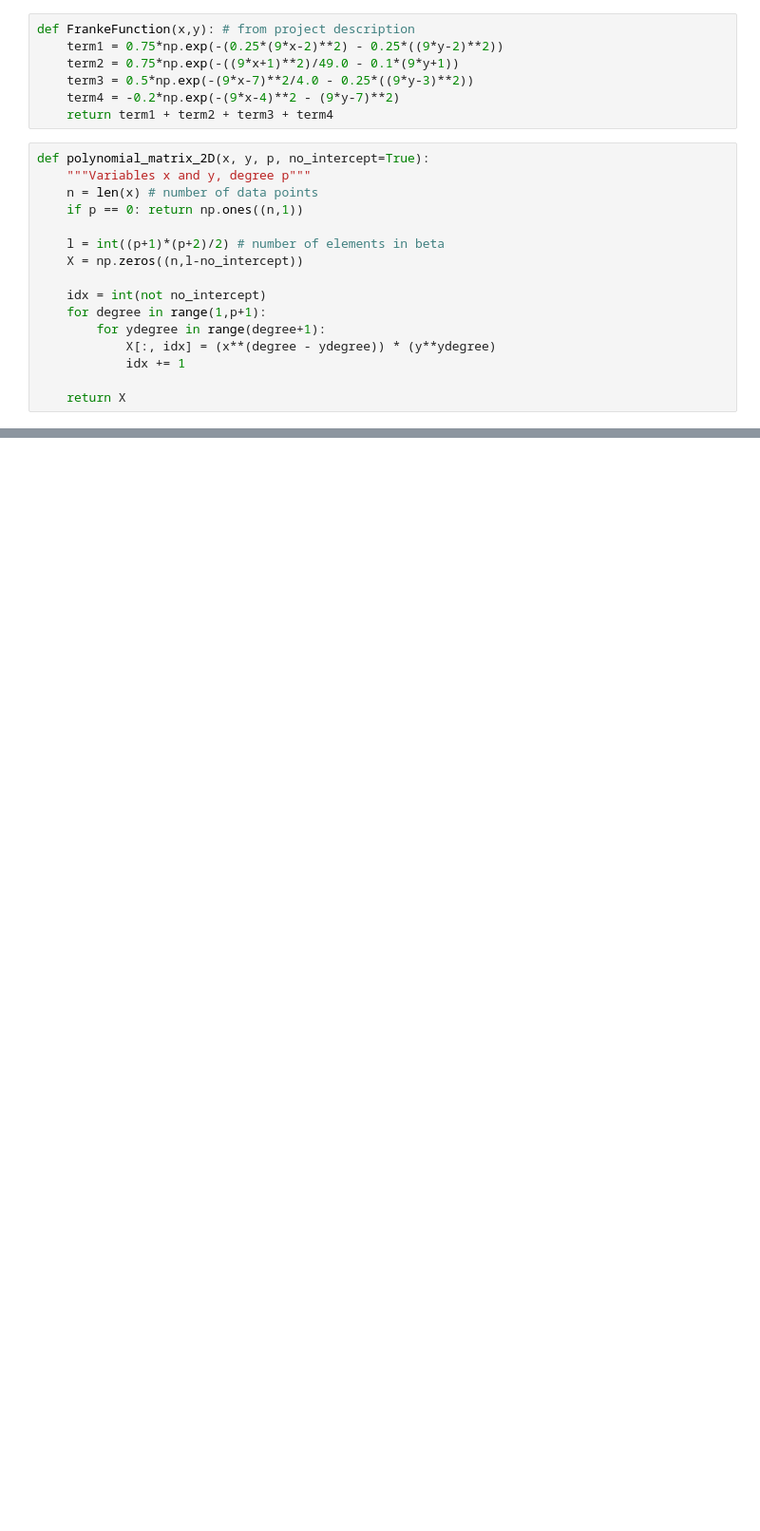
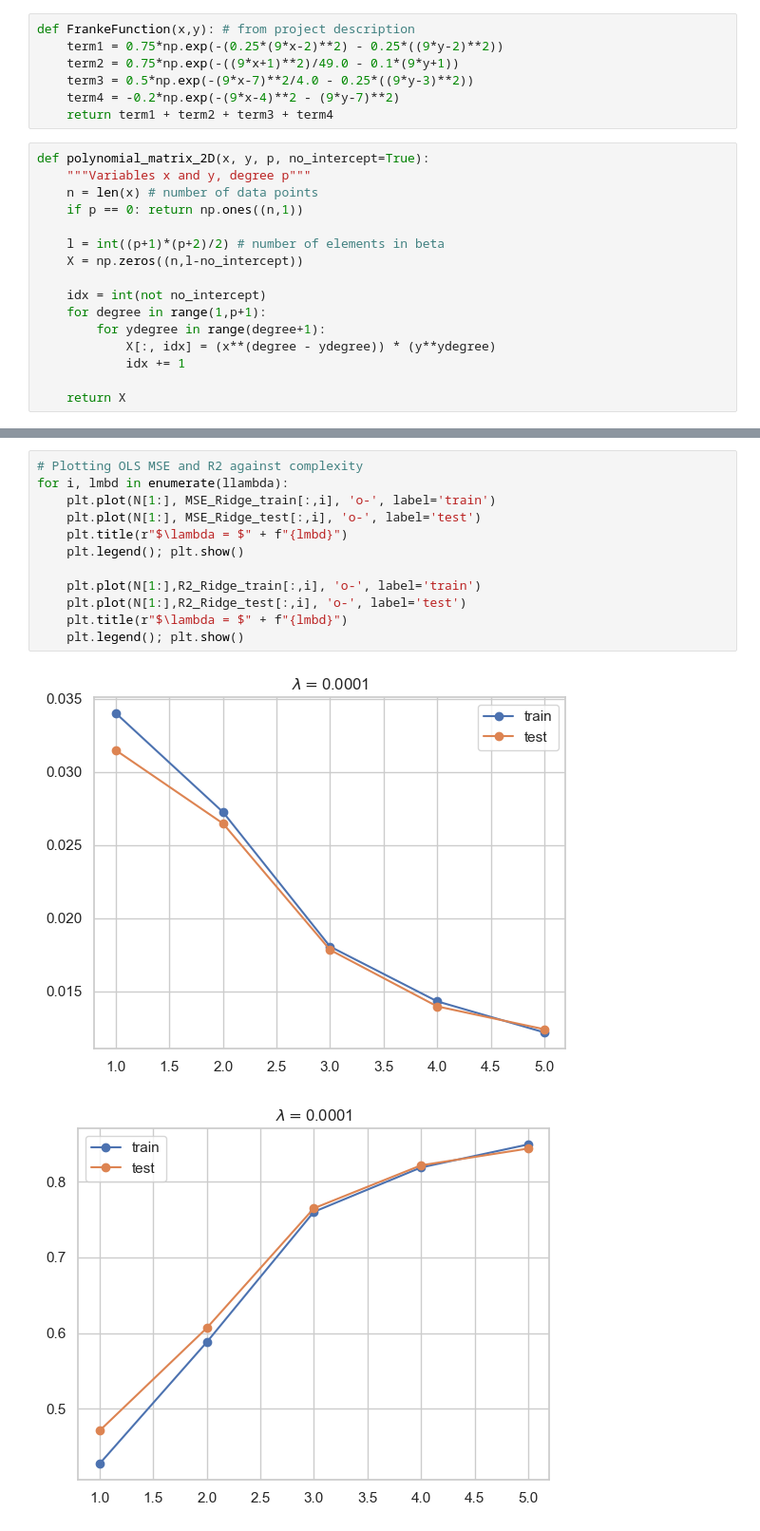
Before and after one commit to MariaFlyAway/Project1_FYS_STK, a Jupyter notebook: ridge.ipynb, the cells around one changed output, grey strips where cells are left out. Shown at 95% size. Drawn from its saved outputs; the diff is of its cells as text; blank space fills up the shorter version.

```diff
--- a/ridge.ipynb
+++ b/ridge.ipynb
@@ -89,0 +96,15 @@ for i in N:
+# %%
+# Plotting OLS MSE and R2 against complexity
+for i, lmbd in enumerate(llambda):
+    plt.plot(N[1:], MSE_Ridge_train[:,i], 'o-', label='train')
+    plt.plot(N[1:], MSE_Ridge_test[:,i], 'o-', label='test')
+    plt.title(r"$\lambda = $" + f"{lmbd}")
+    plt.legend(); plt.show()
+
+    plt.plot(N[1:],R2_Ridge_train[:,i], 'o-', label='train')
+    plt.plot(N[1:],R2_Ridge_test[:,i], 'o-', label='test')
+    plt.title(r"$\lambda = $" + f"{lmbd}")
+    plt.legend(); plt.show()
+# %% [output]
+[figure, added]
+[figure, added]
```
Also changed, not shown: parts of 5 cells of this notebook, 1 other file.
